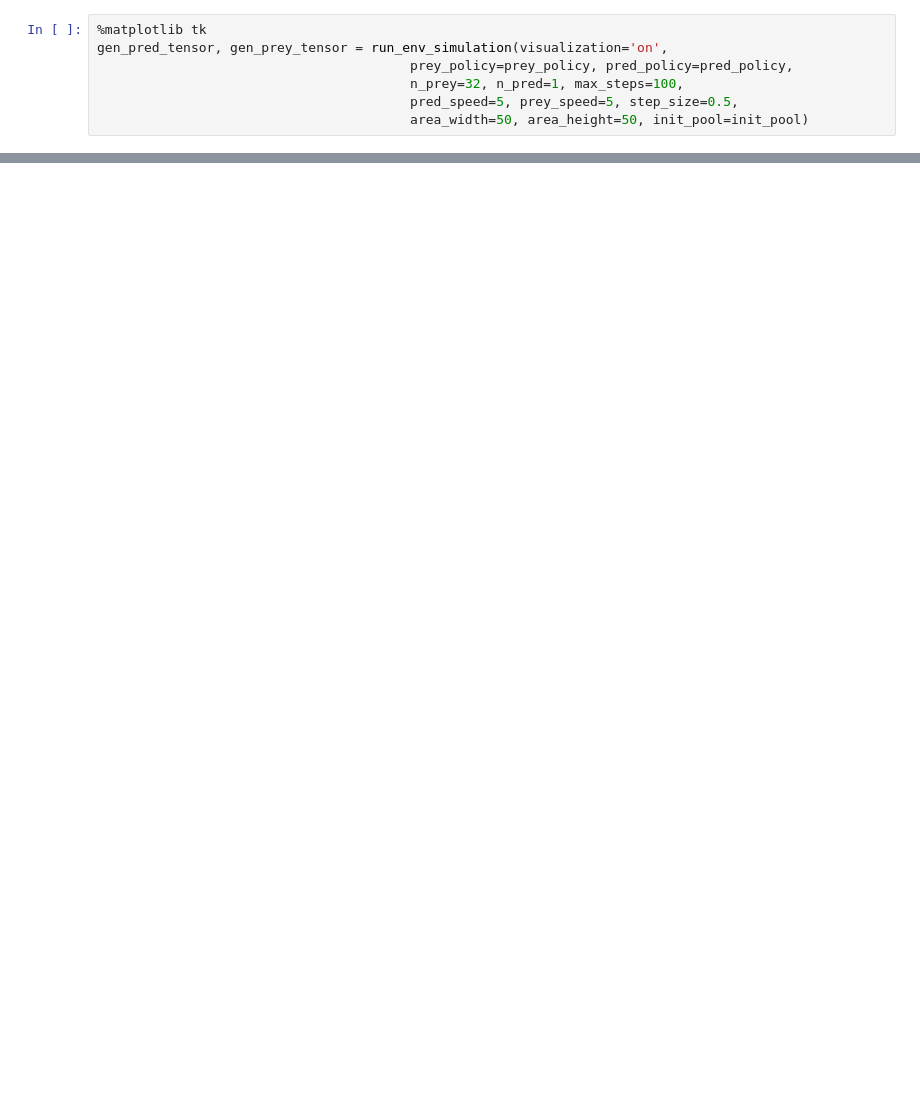
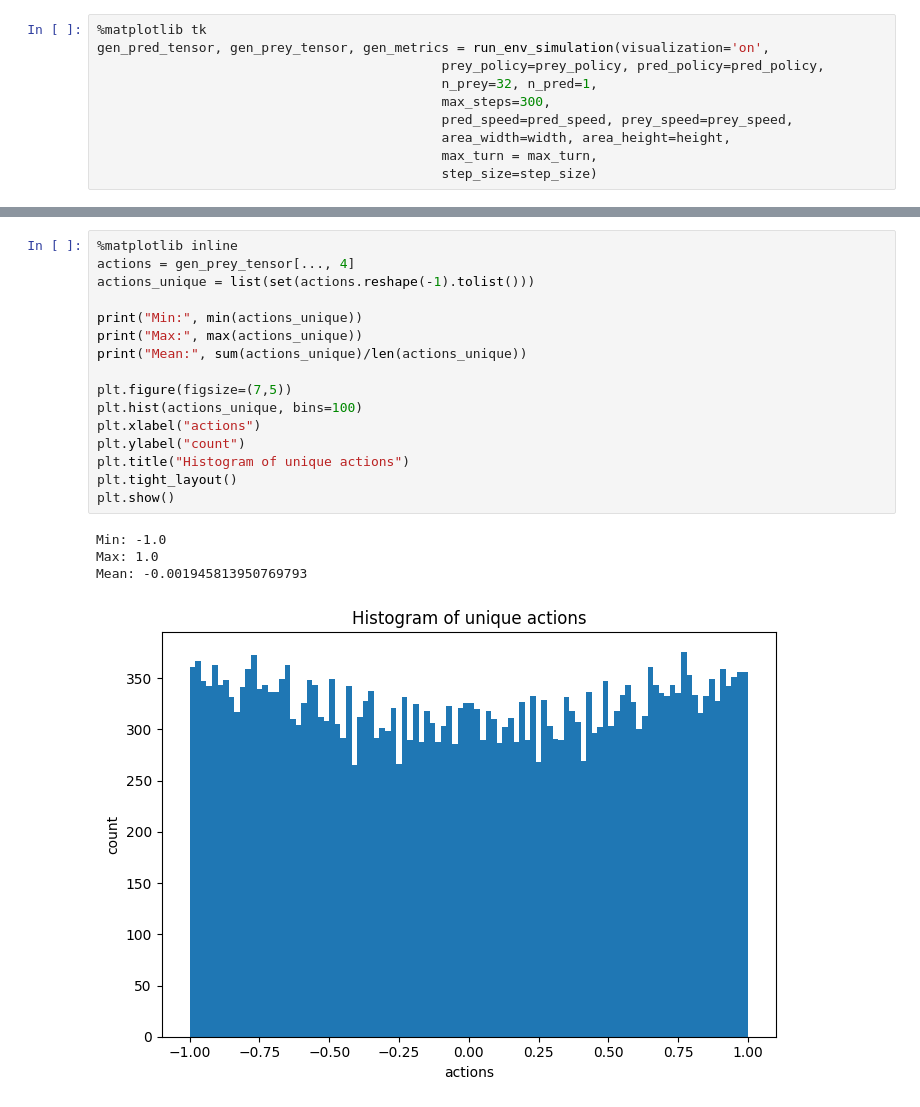
Before and after one commit to wirthy21/Master-Thesis, a Jupyter notebook: notebooks/1.5 GAIL - Video Predator-Prey.ipynb, the cells around one changed output, grey strips where cells are left out. Saved outputs shown, nothing was run; the diff lists cells and outputs as text; blank space fills up the shorter version.

```diff
--- a/notebooks/1.5 GAIL - Video Predator-Prey.ipynb
+++ b/notebooks/1.5 GAIL - Video Predator-Prey.ipynb
@@ -303,7 +369,10 @@ plot_eval_metrics(metrics_list, role="predator",
 # %%
 %matplotlib tk
-gen_pred_tensor, gen_prey_tensor = run_env_simulation(visualization='on',
-                                        prey_policy=prey_policy, pred_policy=pred_policy,
-                                        n_prey=32, n_pred=1, max_steps=100,
-                                        pred_speed=5, prey_speed=5, step_size=0.5,
-                                        area_width=50, area_height=50, init_pool=init_pool)
+gen_pred_tensor, gen_prey_tensor, gen_metrics = run_env_simulation(visualization='on',
+                                            prey_policy=prey_policy, pred_policy=pred_policy,
+                                            n_prey=32, n_pred=1,
+                                            max_steps=300,
+                                            pred_speed=pred_speed, prey_speed=prey_speed,
+                                            area_width=width, area_height=height,
+                                            max_turn = max_turn,
+                                            step_size=step_size)
@@ -309,0 +401,21 @@ gen_pred_tensor, gen_prey_tensor = run_env_simulation(visualization='on',
+# %%
+%matplotlib inline
+actions = gen_prey_tensor[..., 4]
+actions_unique = list(set(actions.reshape(-1).tolist()))
+
+print("Min:", min(actions_unique))
+print("Max:", max(actions_unique))
+print("Mean:", sum(actions_unique)/len(actions_unique))
+
+plt.figure(figsize=(7,5))
+plt.hist(actions_unique, bins=100)
+plt.xlabel("actions")
+plt.ylabel("count")
+plt.title("Histogram of unique actions")
+plt.tight_layout()
+plt.show()
+# %% [output]
+Min: -1.0
+Max: 1.0
+Mean: -0.001945813950769793
+[figure, added]
```
Also changed, not shown: parts of 14 cells of this notebook, 7 other files.
